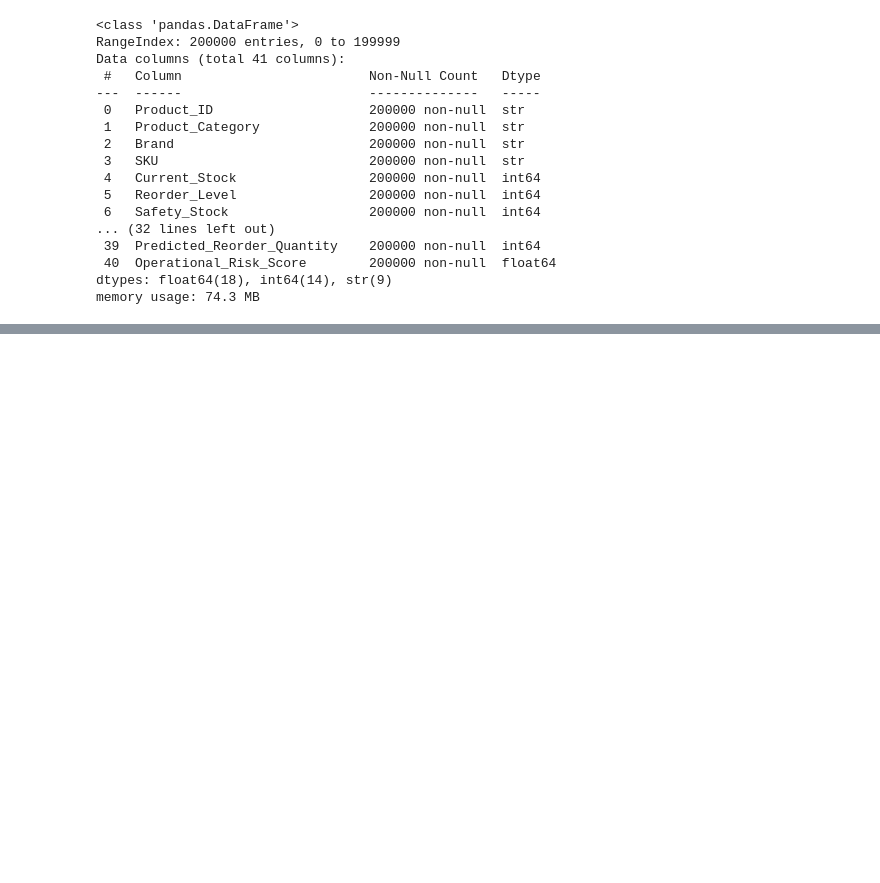
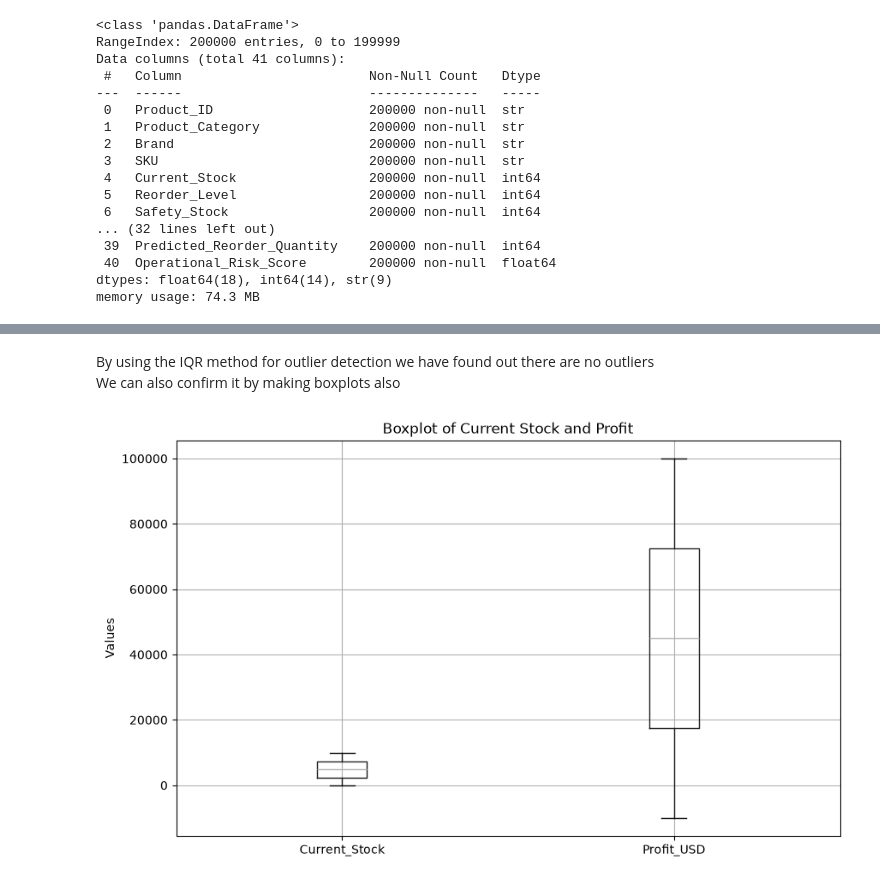
Before and after one commit to Suhani-codes18/Task-3-Suhani, a Jupyter notebook: Task.ipynb, the cells around one changed output, grey strips where cells are left out. Saved outputs shown, nothing was run; the diff lists cells and outputs as text; code cells hidden in the pictures; blank space fills up the shorter version.

```diff
--- a/Task.ipynb
+++ b/Task.ipynb
@@ -41,0 +141,2 @@ memory usage: 74.3 MB
+# %%
+df['Date']= pd.to_datetime(df['Date'])
@@ -41,0 +181,2 @@ memory usage: 74.3 MB
+# %%
+df.loc[df['Current_Stock'] > df['Storage_Capacity'], 'Current_Stock'] = df['Storage_Capacity']
@@ -41,0 +277,10 @@ memory usage: 74.3 MB
+# %% [markdown]
+By using the IQR method for outlier detection we have found out there are no outliers<br>
+We can also confirm it by making boxplots also
+# %%
+df[['Current_Stock', 'Profit_USD']].boxplot(figsize=(10, 6))
+plt.title('Boxplot of Current Stock and Profit')
+plt.ylabel('Values')
+plt.show()
+# %% [output]
+[figure, added]
```
Also changed, not shown: parts of 75 cells of this notebook.
